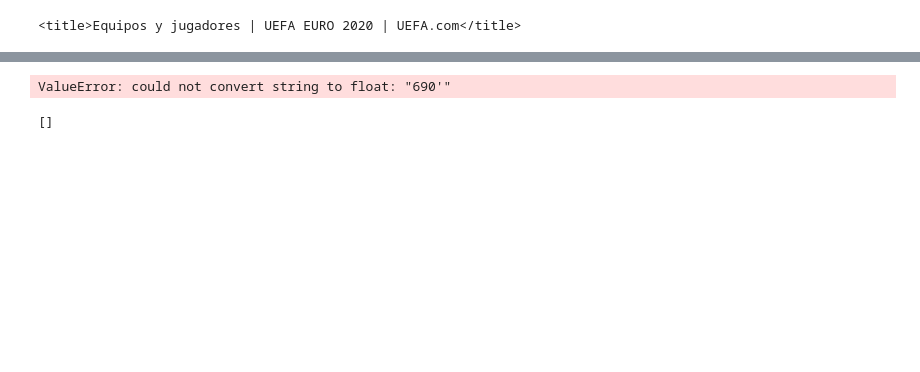
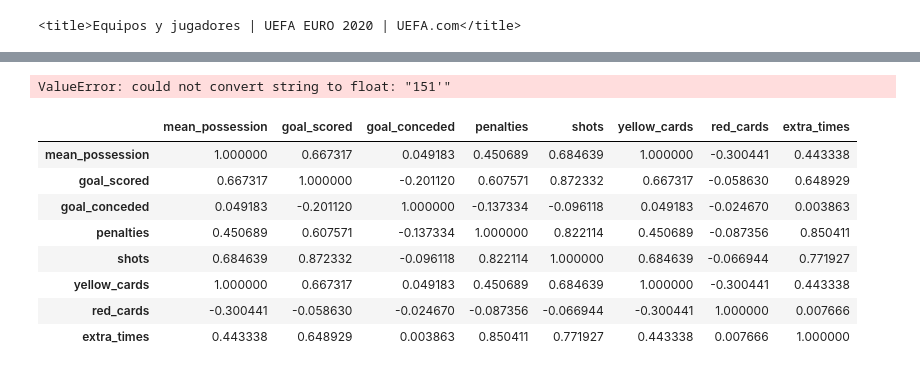
Before and after one commit to stevenmontoya/scout-soccer-project, a Jupyter notebook: data/scout-project-managment-data.ipynb, the cells around one changed output, grey strips where cells are left out. Saved outputs shown, nothing was run; the diff lists cells and outputs as text; code cells hidden in the pictures; blank space fills up the shorter version.

```diff
--- a/data/scout-project-managment-data.ipynb
+++ b/data/scout-project-managment-data.ipynb
@@ -473,8 +466,21 @@ sum_players_stadistics = all_html_url_players_tuple_0_100 + all_html_url_players
 # %%
-list_of_stadistics = get_all_player_stadistics(sum_players_stadistics)
+list_of_stadistics = get_all_player_stadistics(all_html_url_players_tuple_0_100[15:16])
 # %% [output]
-ValueError: could not convert string to float: "690'"
+ValueError: could not convert string to float: "151'"
-# %%
-list_of_stadistics
-# %% [output]
-[]
+# %%
+response = requests.get(
+            f'http://localhost:8000/stadistics')
+team_stadisticss = response.json()
+df = pd.DataFrame.from_records(team_stadisticss)
+df = df.set_index('team')
+df = df.drop('top_scored', axis = 1)
+# %% [output]
+|  | mean_possession | goal_scored | goal_conceded | penalties | shots | yellow_cards | red_cards | extra_times |
+| mean_possession | 1.000000 | 0.667317 | 0.049183 | 0.450689 | 0.684639 | 1.000000 | -0.300441 | 0.443338 |
+| goal_scored | 0.667317 | 1.000000 | -0.201120 | 0.607571 | 0.872332 | 0.667317 | -0.058630 | 0.648929 |
+| goal_conceded | 0.049183 | -0.201120 | 1.000000 | -0.137334 | -0.096118 | 0.049183 | -0.024670 | 0.003863 |
+| penalties | 0.450689 | 0.607571 | -0.137334 | 1.000000 | 0.822114 | 0.450689 | -0.087356 | 0.850411 |
+| shots | 0.684639 | 0.872332 | -0.096118 | 0.822114 | 1.000000 | 0.684639 | -0.066944 | 0.771927 |
+| yellow_cards | 1.000000 | 0.667317 | 0.049183 | 0.450689 | 0.684639 | 1.000000 | -0.300441 | 0.443338 |
+| red_cards | -0.300441 | -0.058630 | -0.024670 | -0.087356 | -0.066944 | -0.300441 | 1.000000 | 0.007666 |
+| extra_times | 0.443338 | 0.648929 | 0.003863 | 0.850411 | 0.771927 | 0.443338 | 0.007666 | 1.000000 |
```
Also changed, not shown: parts of 8 cells of this notebook, 5 other files.
